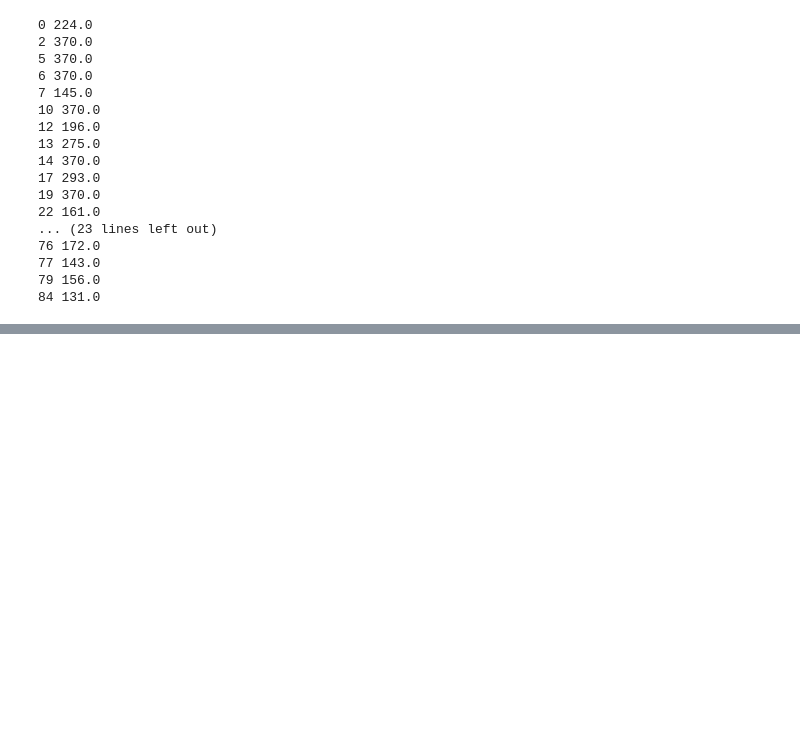
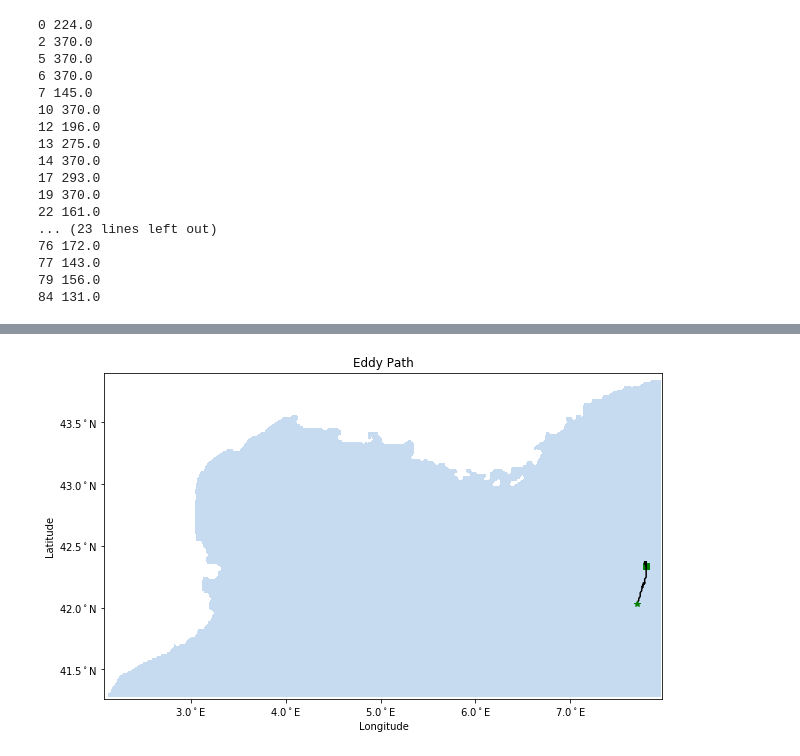
Before and after one commit to mclaret/JISAOinternship, a Jupyter notebook: notebooks/mark/eddy_practiceInterpolation.ipynb, the cells around one changed output, grey strips where cells are left out. Cells and saved outputs as stored; diff of their text form; code cells hidden in the pictures; blank space fills up the shorter version.

```diff
--- a/notebooks/mark/eddy_practiceInterpolation.ipynb
+++ b/notebooks/mark/eddy_practiceInterpolation.ipynb
@@ -165,0 +265,39 @@ plt.show()
+# %%
+# import file
+fpath_temp = '/gscratch/jisao/mclaret/GL64/Juin_Novembre/'
+gridT_k1 = netcdf.netcdf_file(fpath_temp + 'GLazur64-T20_y2009m06_m11_gridT_k1.nc','r')
+
+# keep variables
+lat = gridT_k1.variables['nav_lat'][:][:].copy()
+lon = gridT_k1.variables['nav_lon'][:][:].copy()
+land = gridT_k1.variables['votemper'][0][0][:][:].copy()
+water = gridT_k1.variables['votemper'][0][0][:][:].copy()
+gridT_k1.close()
+# %%
+fig, ax = plt.subplots(figsize=(10,6))
+land = np.ma.masked_where(land == 0.0, land)
+water = np.logical_not(land)
+
+# plot map
+plt.contourf(lon, lat, water,cmap='Blues')
+
+# format lat/long labels
+locs, labels = plt.xticks()
+Elabels = [str(loc) + '$^\circ$E' for loc in locs]
+plt.xticks(locs[1:-1], Elabels[1:-1])
+locs, labels = plt.yticks()
+Nlabels = [str(loc) + '$^\circ$N' for loc in locs]
+plt.yticks(locs[1:-1], Nlabels[1:-1])
+
+# plot eddy path
+plt.plot(eddy['x1'][0], eddy['y1'][0], marker='s', color='g')    # initial position marked by square
+plt.plot(eddy['x1'], eddy['y1'], color='k')                      # path
+plt.plot(eddy['x1'][-1], eddy['y1'][-1], marker='*', color='g')  # final position marked by star
+
+# figure labels
+plt.xlabel('Longitude')
+plt.ylabel('Latitude')
+plt.title('Eddy Path')
+plt.show()
+# %% [output]
+[figure, added]
```
Also changed, not shown: parts of 7 cells of this notebook.
